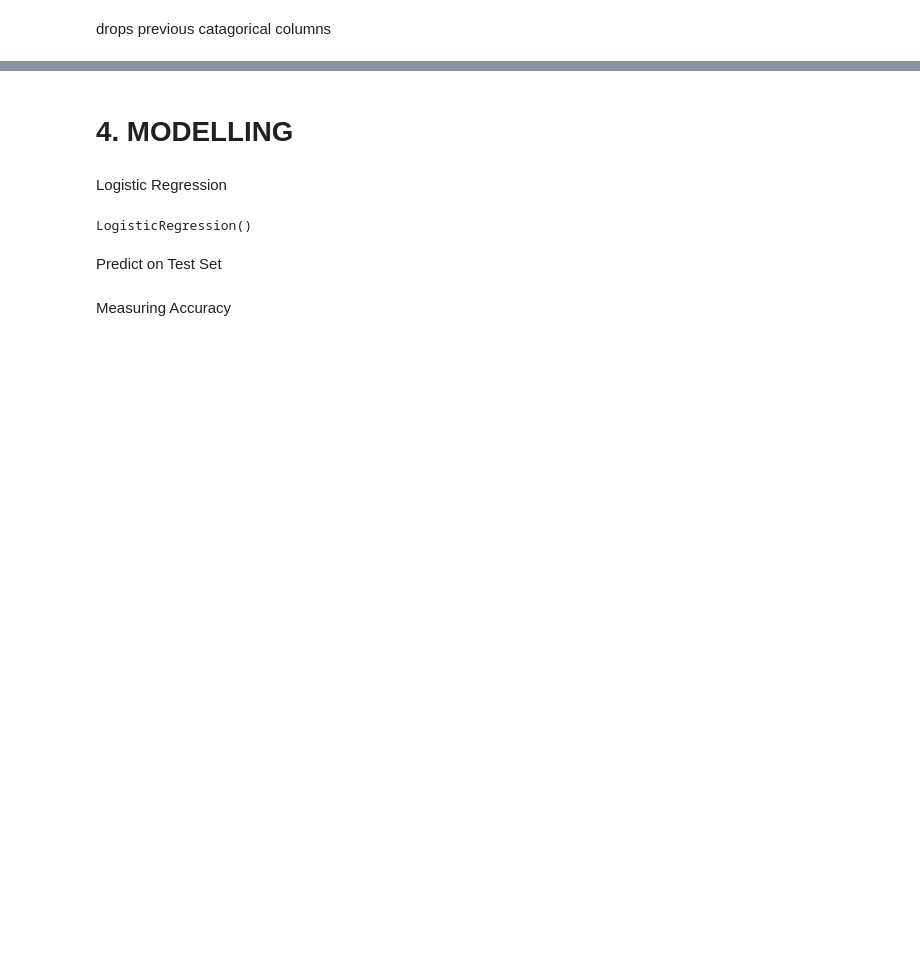
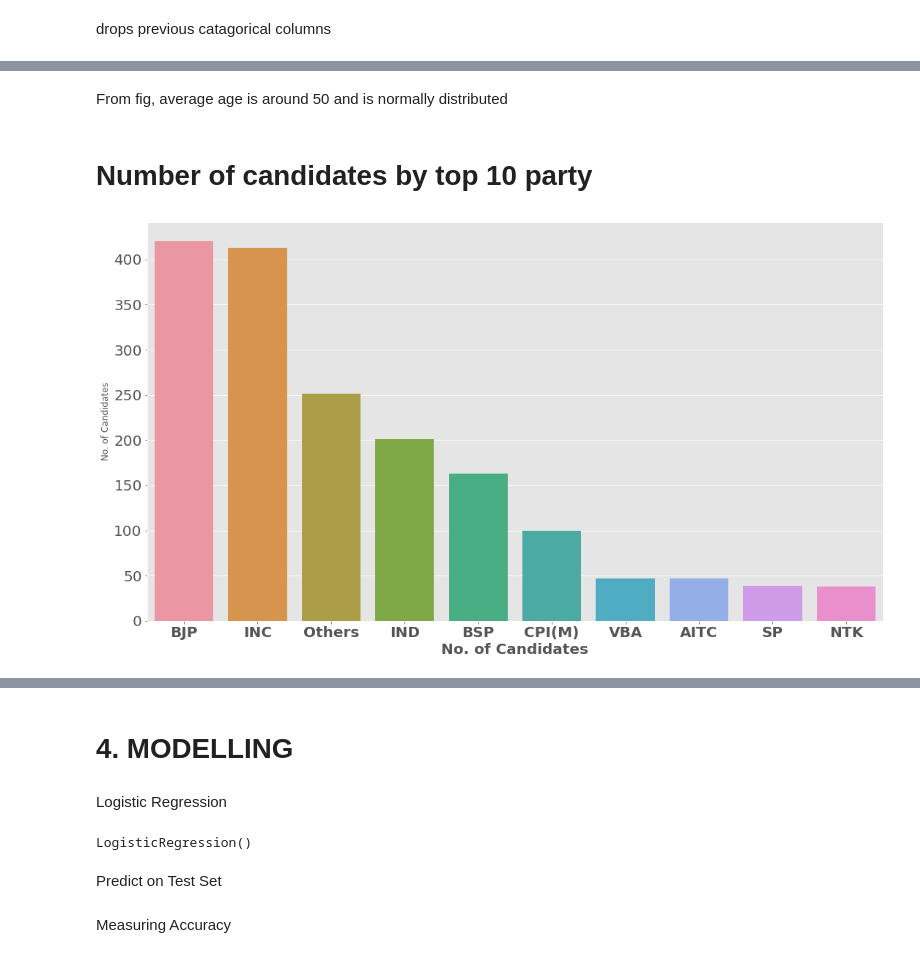
Before and after one commit to arunkspty/ICTACADEMY, a Jupyter notebook: Group8.ipynb, the cells around one changed output, grey strips where cells are left out. Cells and saved outputs as stored; diff of their text form; code cells hidden in the pictures; blank space fills up the shorter version.

```diff
--- a/Group8.ipynb
+++ b/Group8.ipynb
@@ -430,0 +483,15 @@ X_train.shape
+# %% [markdown]
+From fig, average age is around 50 and is normally distributed
+# %% [markdown]
+# Number of candidates by top 10 party
+# %%
+plt.figure(figsize=(18,10))
+sns.countplot(x='PARTY',data=data,order=data.PARTY.value_counts().iloc[:10].index)
+plt.ylabel('No. of Candidates')
+plt.xticks(fontsize=20,fontweight=1000)
+plt.yticks(fontsize=20)
+plt.xlabel('Party',fontsize=20,fontweight = 'bold')
+plt.xlabel('No. of Candidates',fontsize=20,fontweight = 'bold')
+plt.show()
+# %% [output]
+[figure, added]
```
Also changed, not shown: parts of 50 cells of this notebook.
